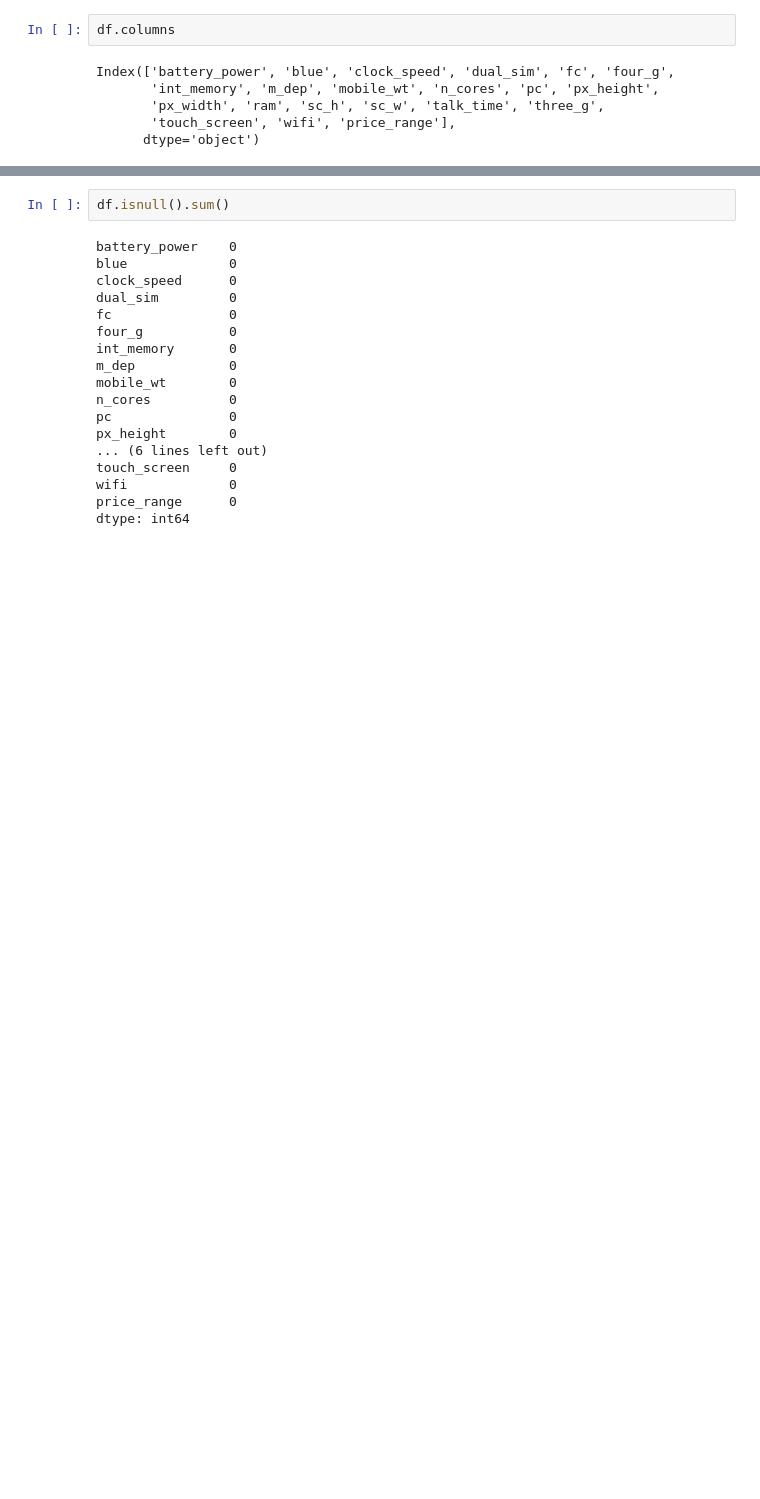
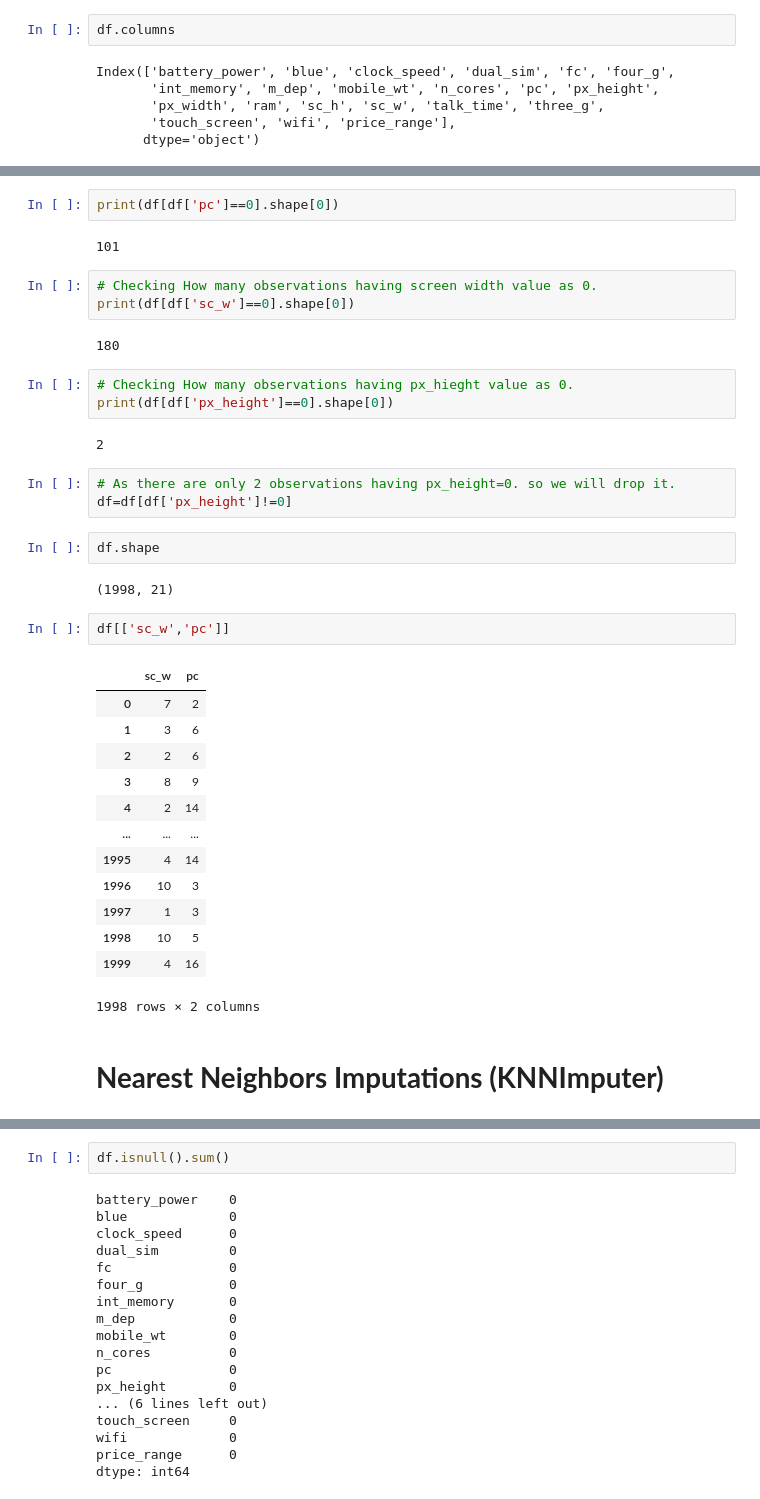
Before and after one commit to iamnaveenk/capstone_project-3-classification-, a Jupyter notebook: mobile_price_range_prediction.ipynb, the cells around one changed output, grey strips where cells are left out. Saved outputs shown, nothing was run; the diff lists cells and outputs as text; blank space fills up the shorter version.

```diff
--- a/mobile_price_range_prediction.ipynb
+++ b/mobile_price_range_prediction.ipynb
@@ -111,0 +116,39 @@ Index(['battery_power', 'blue', 'clock_speed', 'dual_sim', 'fc', 'four_g',
+# %%
+print(df[df['pc']==0].shape[0])
+# %% [output]
+101
+# %%
+# Checking How many observations having screen width value as 0.
+print(df[df['sc_w']==0].shape[0])
+# %% [output]
+180
+# %%
+# Checking How many observations having px_hieght value as 0.
+print(df[df['px_height']==0].shape[0])
+# %% [output]
+2
+# %%
+# As there are only 2 observations having px_height=0. so we will drop it.
+df=df[df['px_height']!=0]
+# %%
+df.shape
+# %% [output]
+(1998, 21)
+# %%
+df[['sc_w','pc']]
+# %% [output]
+|  | sc_w | pc |
+| 0 | 7 | 2 |
+| 1 | 3 | 6 |
+| 2 | 2 | 6 |
+| 3 | 8 | 9 |
+| 4 | 2 | 14 |
+| ... | ... | ... |
+| 1995 | 4 | 14 |
+| 1996 | 10 | 3 |
+| 1997 | 1 | 3 |
+| 1998 | 10 | 5 |
+| 1999 | 4 | 16 |
+1998 rows × 2 columns
+# %% [markdown]
+# **Nearest Neighbors Imputations (KNNImputer)**
```
Also changed, not shown: parts of 29 cells of this notebook.
